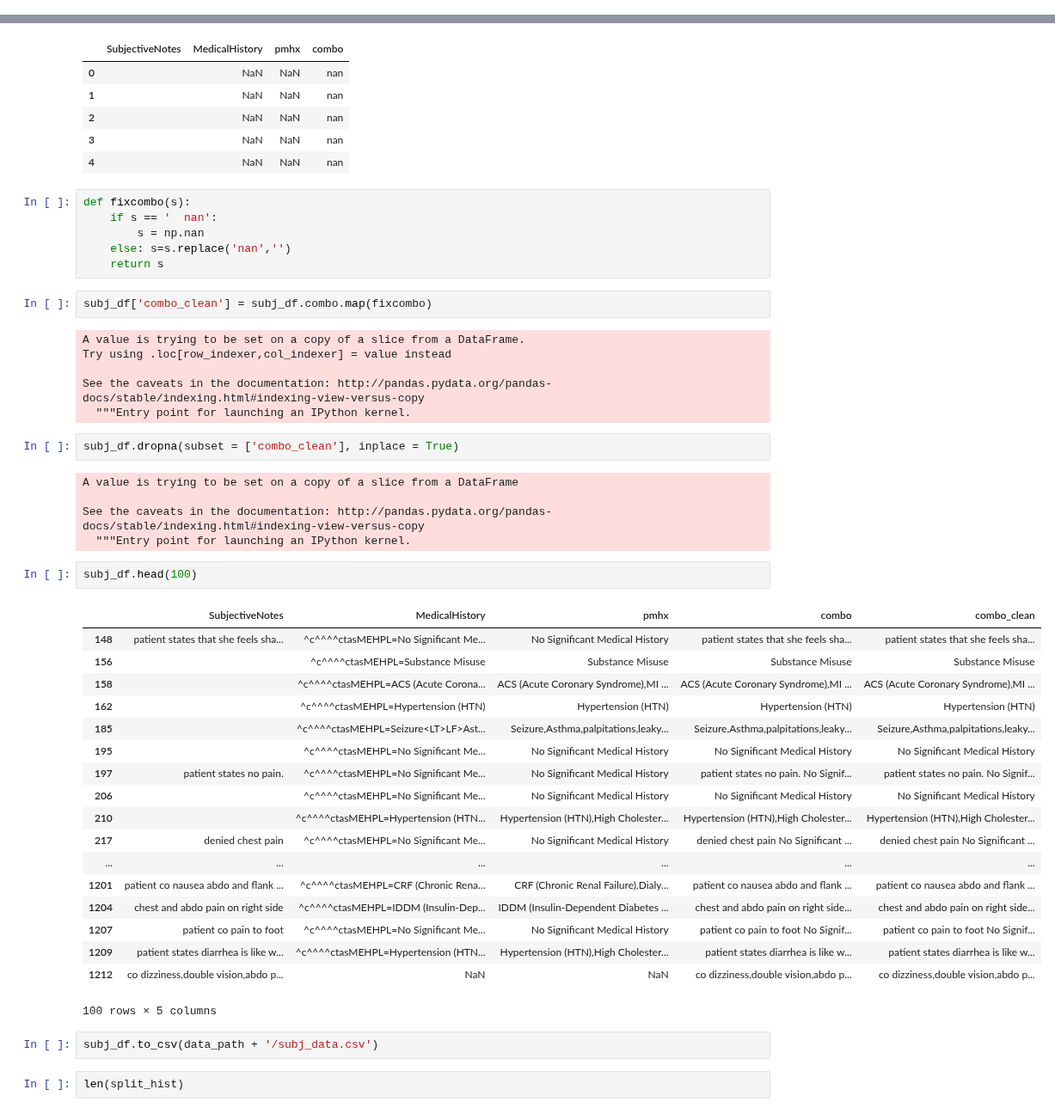
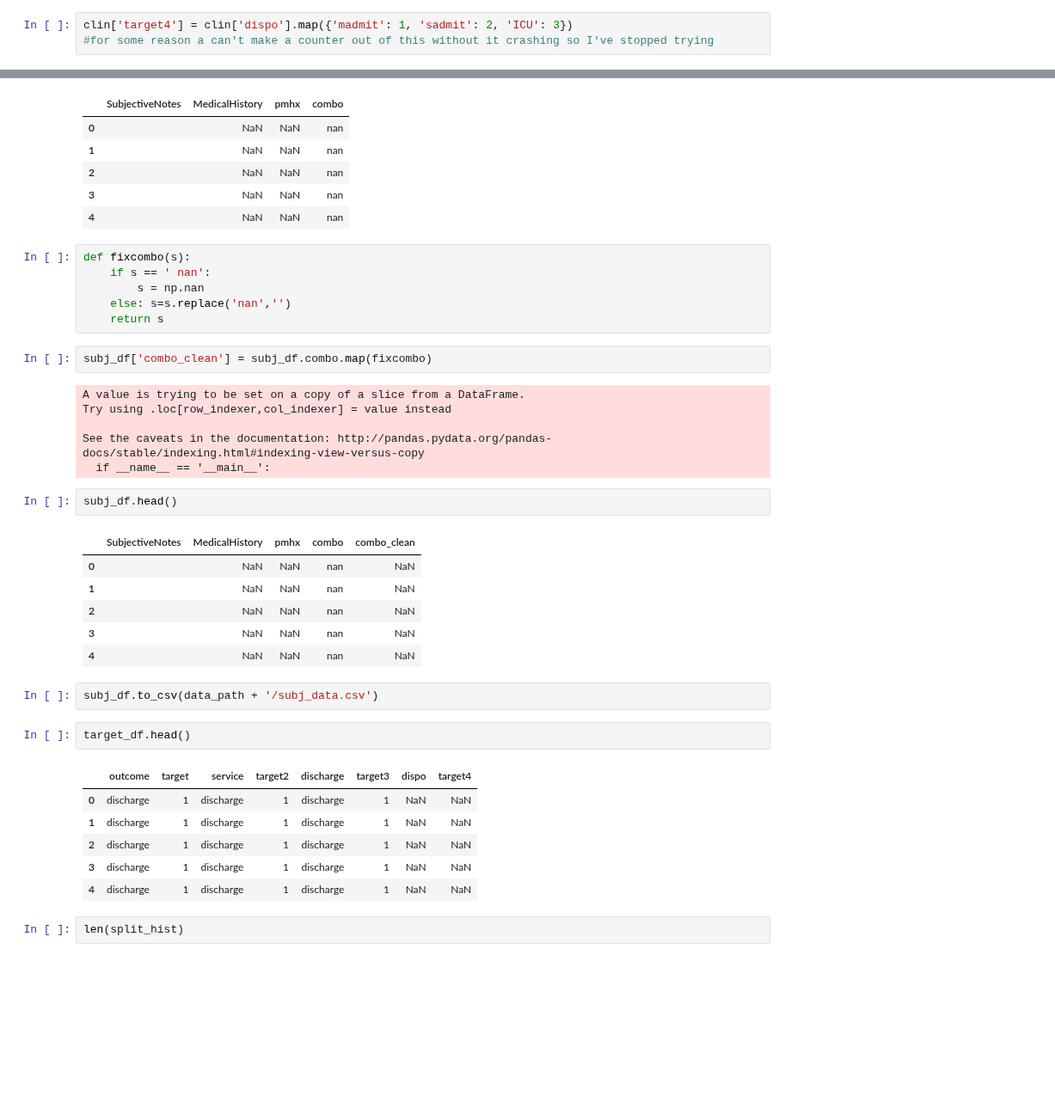
Before and after one commit to Jaskolk/ed-triage, a Jupyter notebook: data_preprocessing.ipynb, the cells around one changed output, grey strips where cells are left out. Shown at 86% size. Saved outputs shown, nothing was run; the diff lists cells and outputs as text; blank space fills up the shorter version.

```diff
--- a/data_preprocessing.ipynb
+++ b/data_preprocessing.ipynb
@@ -340,3 +318,6 @@ clin['dispo']= clin['outcome'].map({'discharge': np.nan, 'madmit': 'madmit', 'sa
+# %%
+clin['target4'] = clin['dispo'].map({'madmit': 1, 'sadmit': 2, 'ICU': 3})
+#for some reason a can't make a counter out of this without it crashing so I've stopped trying
 # %%
 disp_count = Counter(clin['dispo']); disp_count
 # %% [output]
@@ -485,7 +462,7 @@ subj_df.head()
 | 4 |  | NaN | NaN | nan |
 # %%
 def fixcombo(s):
-    if s == '  nan':
+    if s == ' nan':
         s = np.nan
     else: s=s.replace('nan','')
     return s
@@ -496,37 +473,27 @@ A value is trying to be set on a copy of a slice from a DataFrame.
 Try using .loc[row_indexer,col_indexer] = value instead
 
 See the caveats in the documentation: http://pandas.pydata.org/pandas-docs/stable/indexing.html#indexing-view-versus-copy
-  """Entry point for launching an IPython kernel.
+  if __name__ == '__main__':
-# %%
-subj_df.dropna(subset = ['combo_clean'], inplace = True)
-# %% [output]
-A value is trying to be set on a copy of a slice from a DataFrame
-
-See the caveats in the documentation: http://pandas.pydata.org/pandas-docs/stable/indexing.html#indexing-view-versus-copy
-  """Entry point for launching an IPython kernel.
 # %%
-subj_df.head(100)
+subj_df.head()
 # %% [output]
 |  | SubjectiveNotes | MedicalHistory | pmhx | combo | combo_clean |
-| 148 | patient states that she feels sha... | ^c^^^^ctasMEHPL=No Significant Me... | No Significant Medical History | patient states that she feels sha... | patient states that she feels sha... |
-| 156 |  | ^c^^^^ctasMEHPL=Substance Misuse | Substance Misuse | Substance Misuse | Substance Misuse |
-| 158 |  | ^c^^^^ctasMEHPL=ACS (Acute Corona... | ACS (Acute Coronary Syndrome),MI ... | ACS (Acute Coronary Syndrome),MI ... | ACS (Acute Coronary Syndrome),MI ... |
-| 162 |  | ^c^^^^ctasMEHPL=Hypertension (HTN) | Hypertension (HTN) | Hypertension (HTN) | Hypertension (HTN) |
-| 185 |  | ^c^^^^ctasMEHPL=Seizure<LT>LF>Ast... | Seizure,Asthma,palpitations,leaky... | Seizure,Asthma,palpitations,leaky... | Seizure,Asthma,palpitations,leaky... |
-| 195 |  | ^c^^^^ctasMEHPL=No Significant Me... | No Significant Medical History | No Significant Medical History | No Significant Medical History |
-| 197 | patient states no pain. | ^c^^^^ctasMEHPL=No Significant Me... | No Significant Medical History | patient states no pain. No Signif... | patient states no pain. No Signif... |
-| 206 |  | ^c^^^^ctasMEHPL=No Significant Me... | No Significant Medical History | No Significant Medical History | No Significant Medical History |
-| 210 |  | ^c^^^^ctasMEHPL=Hypertension (HTN... | Hypertension (HTN),High Cholester... | Hypertension (HTN),High Cholester... | Hypertension (HTN),High Cholester... |
-| 217 | denied chest pain | ^c^^^^ctasMEHPL=No Significant Me... | No Significant Medical History | denied chest pain No Significant ... | denied chest pain No Significant ... |
-| ... | ... | ... | ... | ... | ... |
-| 1201 | patient co nausea abdo and flank ... | ^c^^^^ctasMEHPL=CRF (Chronic Rena... | CRF (Chronic Renal Failure),Dialy... | patient co nausea abdo and flank ... | patient co nausea abdo and flank ... |
-| 1204 | chest and abdo pain on right side | ^c^^^^ctasMEHPL=IDDM (Insulin-Dep... | IDDM (Insulin-Dependent Diabetes ... | chest and abdo pain on right side... | chest and abdo pain on right side... |
-| 1207 | patient co pain to foot | ^c^^^^ctasMEHPL=No Significant Me... | No Significant Medical History | patient co pain to foot No Signif... | patient co pain to foot No Signif... |
-| 1209 | patient states diarrhea is like w... | ^c^^^^ctasMEHPL=Hypertension (HTN... | Hypertension (HTN),High Cholester... | patient states diarrhea is like w... | patient states diarrhea is like w... |
-| 1212 | co dizziness,double vision,abdo p... | NaN | NaN | co dizziness,double vision,abdo p... | co dizziness,double vision,abdo p... |
+| 0 |  | NaN | NaN | nan | NaN |
+| 1 |  | NaN | NaN | nan | NaN |
+| 2 |  | NaN | NaN | nan | NaN |
+| 3 |  | NaN | NaN | nan | NaN |
+| 4 |  | NaN | NaN | nan | NaN |
-100 rows × 5 columns
 # %%
 subj_df.to_csv(data_path + '/subj_data.csv')
+# %%
+target_df.head()
+# %% [output]
+|  | outcome | target | service | target2 | discharge | target3 | dispo | target4 |
+| 0 | discharge | 1 | discharge | 1 | discharge | 1 | NaN | NaN |
+| 1 | discharge | 1 | discharge | 1 | discharge | 1 | NaN | NaN |
+| 2 | discharge | 1 | discharge | 1 | discharge | 1 | NaN | NaN |
+| 3 | discharge | 1 | discharge | 1 | discharge | 1 | NaN | NaN |
+| 4 | discharge | 1 | discharge | 1 | discharge | 1 | NaN | NaN |
 # %%
 len(split_hist)
 # %% [output]
```
Also changed, not shown: parts of 7 cells of this notebook.
